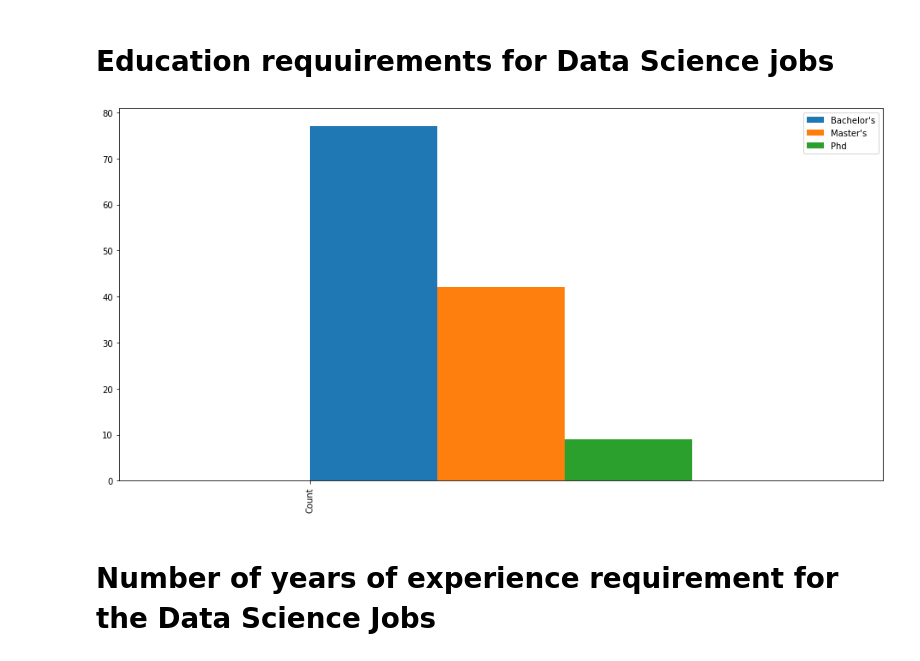
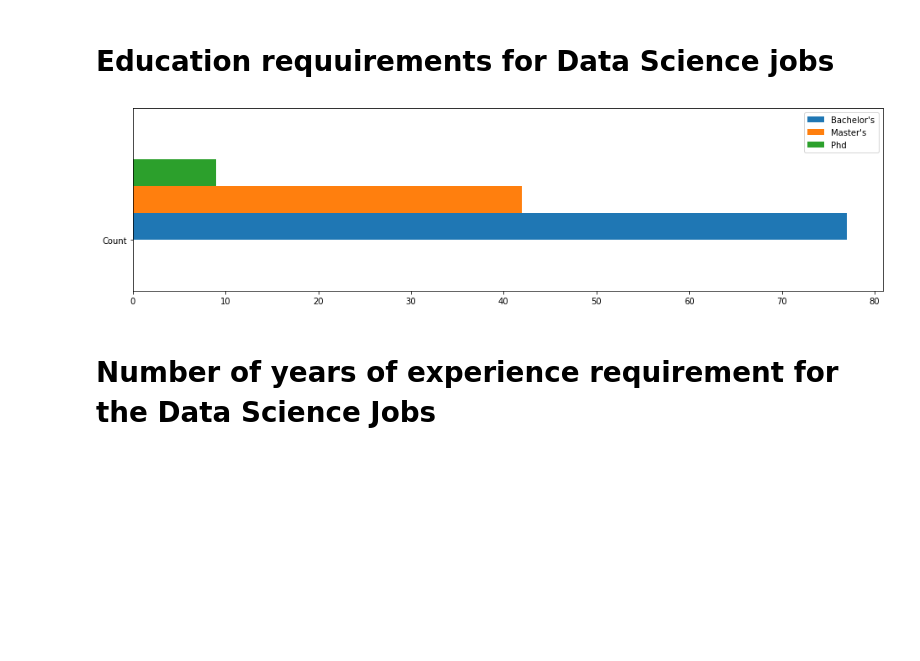
Before and after one commit to look4parul/Project1_PPDR-Consultants, a Jupyter notebook: JobMarketAnalysis/indeed_data_analysis.ipynb, the cells around one changed output. Saved outputs shown, nothing was run; the diff lists cells and outputs as text; code cells hidden in the pictures; blank space fills up the shorter version.

```diff
--- a/JobMarketAnalysis/indeed_data_analysis.ipynb
+++ b/JobMarketAnalysis/indeed_data_analysis.ipynb
@@ -244,35 +252,35 @@ plt.savefig("Plots/CitiesVsCOLI.png")
 # %%
 # Education requirement for the Jobs
 def has_bachelor(s):
     return (
         bool(re.search(r"bachelors?'?s?", s, re.IGNORECASE)) or
         bool(re.search(r"\sB\.?A\.?\s", s, re.IGNORECASE)) or
         bool(re.search(r"\sB\.?S\.?\s", s, re.IGNORECASE))
     )
 def has_masters(s):
     return (
         bool(re.search(r"masters?'?s?\s", s, re.IGNORECASE)) or
         bool(re.search(r"\sM\.?A\.?\s", s, re.IGNORECASE)) or
         bool(re.search(r"\sM\.?S\.?\s", s, re.IGNORECASE)) or
         bool(re.search(r"M\.?B\.?A\.?\s", s, re.IGNORECASE))
     )
 def has_phd(s):
     return(
         (bool(re.search(r"Ph\.?d", s, re.IGNORECASE)))
     )
 education_df = pd.DataFrame({
     "Bachelor's": indeed_df["snippet"].apply(has_bachelor).value_counts(())[1],
     "Master's": indeed_df["snippet"].apply(has_masters).value_counts(())[1],
     "Phd": indeed_df["snippet"].apply(has_phd).value_counts(())[1],
 },index=["Count"])
-education_df.plot(kind='bar', figsize=(16,8), align='edge')
+education_df.plot(kind='barh', figsize=(16,4), align='edge', width=.4)
 education_df
-# Save t he plots in another folder
+# Save the plots in another folder
 
 
 plt.savefig("Plots/EducationVSCount.png")
 # %% [output]
-[figure, old version]
+[figure, new version]
 # %% [markdown]
 # Number of years of experience requirement for the Data Science Jobs
 # %%
```
Also changed, not shown: parts of 3 cells of this notebook.
